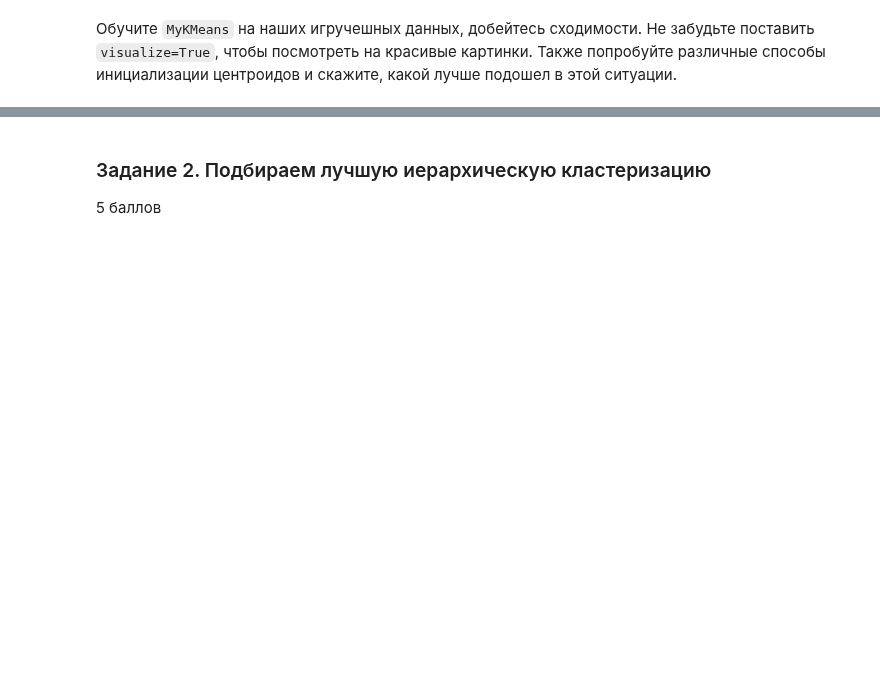
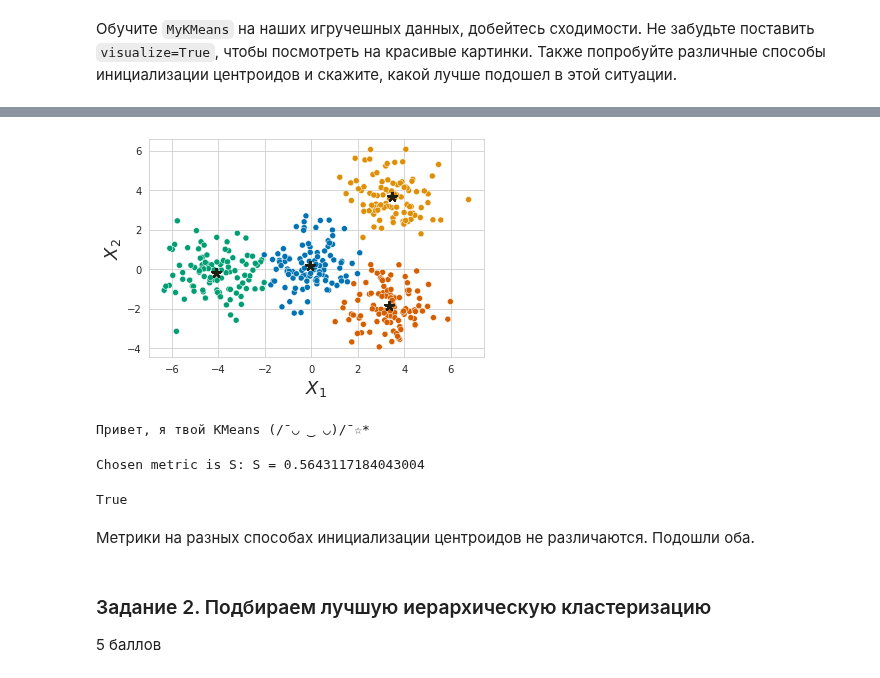
Before and after one commit to LeviusBI/BI_ML_2023, a Jupyter notebook: hwfolder/code/Cluster_tSNE.ipynb, the cells around one changed output, grey strips where cells are left out. Drawn from its saved outputs; the diff is of its cells as text; code cells hidden in the pictures; blank space fills up the shorter version.

```diff
--- a/hwfolder/code/Cluster_tSNE.ipynb
+++ b/hwfolder/code/Cluster_tSNE.ipynb
@@ -177,3 +186,20 @@ class MyKMeans:
+# %%
+ml_model_sample = MyKMeans(4, init="sample", max_iter=9, visualize=True)
+ml_model_sample.fit(X)
+# %% [output]
+[figure, added]
+Привет, я твой KMeans (/¯◡ ‿ ◡)/¯☆*
+# %%
+S_sample = silhouette_score(X, ml_model_random.predict(X))
+print(f'Chosen metric is S: S = {S_sample}')
+# %% [output]
+Chosen metric is S: S = 0.5643117184043004
+# %%
+(0 == (S_random - S_sample))
+# %% [output]
+True
+# %% [markdown]
+Метрики на разных способах инициализации центроидов не различаются. Подошли оба.
 # %% [markdown]
 ### Задание 2. Подбираем лучшую иерархическую кластеризацию
 
```
Also changed, not shown: parts of 13 cells of this notebook.
